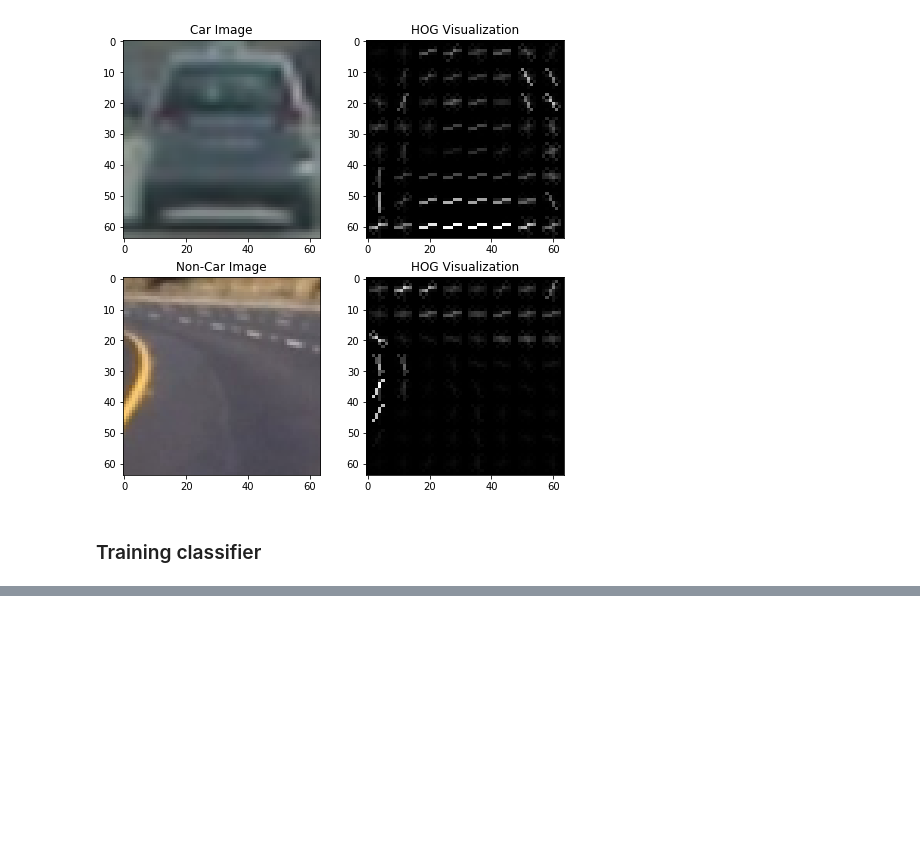
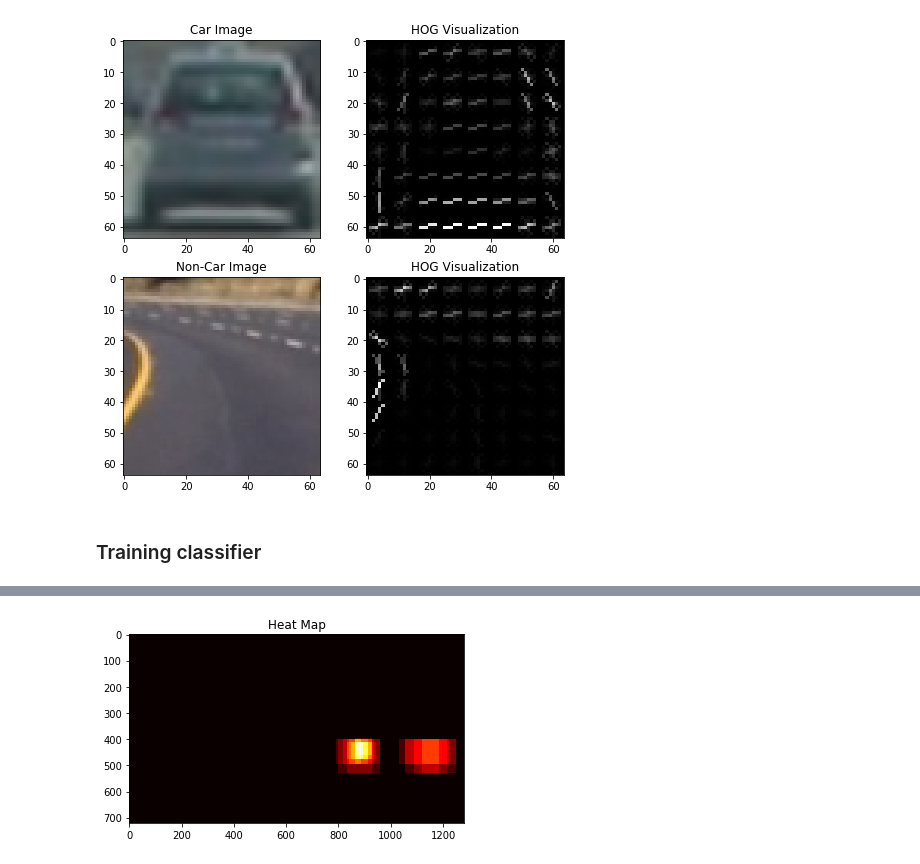
Before and after one commit to solo2002/CarND-Vehicle-Detection, a Jupyter notebook: vehicle_detection.ipynb, the cells around one changed output, grey strips where cells are left out. Drawn from its saved outputs; the diff is of its cells as text; code cells hidden in the pictures; blank space fills up the shorter version.

```diff
--- a/vehicle_detection.ipynb
+++ b/vehicle_detection.ipynb
@@ -675,0 +605,61 @@ HTML("""
+# %%
+import matplotlib.image as mpimg
+import matplotlib.pyplot as plt
+import numpy as np
+import pickle
+import cv2
+from scipy.ndimage.measurements import label
+
+# Read in a pickle file with bboxes saved
+# Each item in the "all_bboxes" list will contain a
+# list of boxes for one of the images shown above
+# box_list = pickle.load( open( "bbox_pickle.p", "rb" ))
+
+#image = mpimg.imread('test_image.jpg')
+# heat = np.zeros_like(image[:,:,0]).astype(np.float)
+
+def add_heat(heatmap, bbox_list):
+    # Iterate through list of bboxes
+    for box in bbox_list:
+        # Add += 1 for all pixels inside each bbox
+        # Assuming each "box" takes the form ((x1, y1), (x2, y2))
+        heatmap[box[0][1]:box[1][1], box[0][0]:box[1][0]] += 1
+
+    # Return updated heatmap
+    return heatmap# Iterate through list of bboxes
+
+
+img = mpimg.imread('test_images/test1.jpg')
+#img = mpimg.imread('test_images/test1.jpg')
+#boxes, out_img = find_cars(img, ystart, ystop, scale, svc, X_scaler, orient, pix_per_cell, cell_per_block, spatial_size, hist_bins, "ALL")
+
+
+heat = np.zeros_like(img[:,:,0]).astype(np.float)
+# Add heat to each box in box list
+heat = add_heat(heat,flat_list)
+
+
+# # Apply threshold to help remove false positives
+# heat = apply_threshold(heat,2)
+
+# Visualize the heatmap when displaying
+heatmap = np.clip(heat, 0, 255)
+plt.imshow(heatmap, cmap='hot')
+plt.title('Heat Map')
+
+plt.savefig('./output_images/heatmap0.jpg')
+
+# # Find final boxes from heatmap using label function
+# labels = label(heatmap)
+# draw_img = draw_labeled_bboxes(np.copy(image), labels)
+
+# fig = plt.figure()
+# plt.subplot(121)
+# plt.imshow(draw_img)
+# plt.title('Car Positions')
+# plt.subplot(122)
+# plt.imshow(heatmap, cmap='hot')
+# plt.title('Heat Map')
+# fig.tight_layout()
+# %% [output]
+[figure, added]
```
Also changed, not shown: parts of 42 cells of this notebook, 12 other files.
